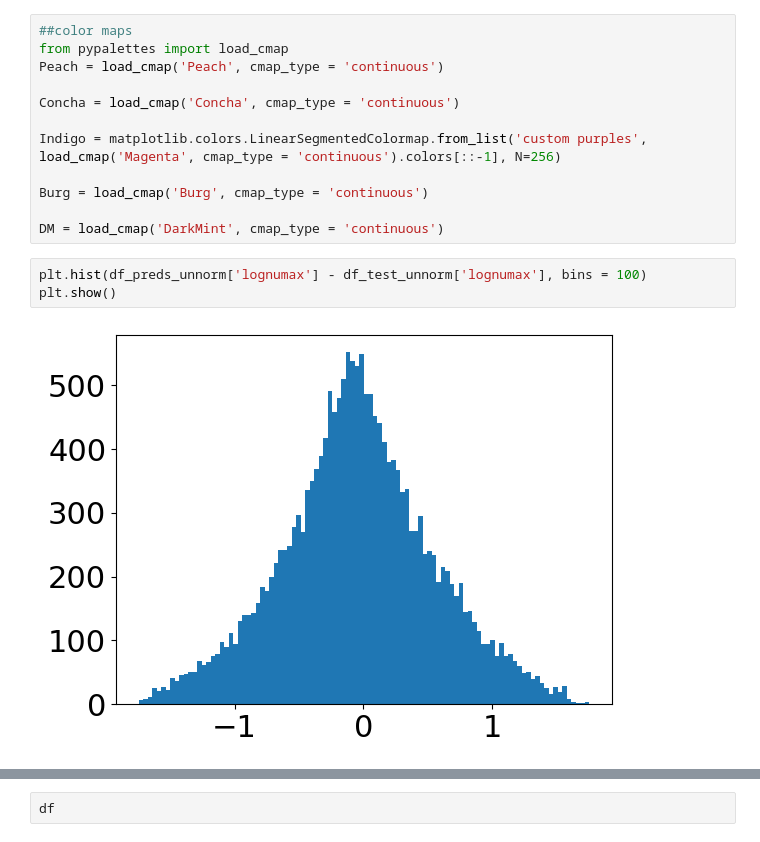
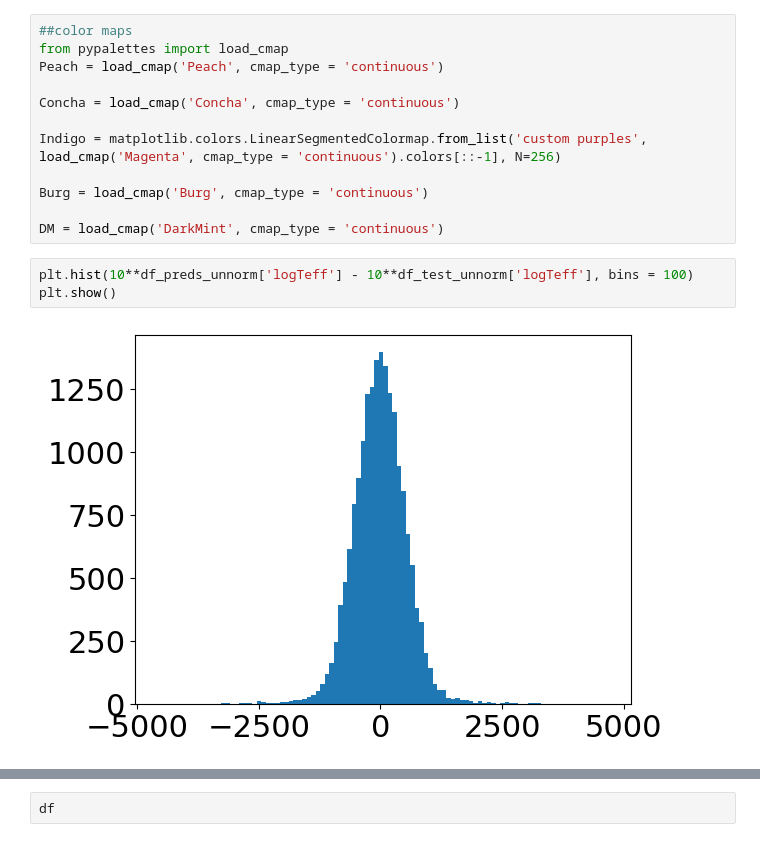
Before and after one commit to ehatt98/M4-hierarchical, a Jupyter notebook: notebooks/plots/hexbin-plot.ipynb, the cells around one changed output, grey strips where cells are left out. Drawn from its saved outputs; the diff is of its cells as text.

```diff
--- a/notebooks/plots/hexbin-plot.ipynb
+++ b/notebooks/plots/hexbin-plot.ipynb
@@ -163,10 +163,10 @@ Burg = load_cmap('Burg', cmap_type = 'continuous')
 
 DM = load_cmap('DarkMint', cmap_type = 'continuous')
 # %%
-plt.hist(df_preds_unnorm['lognumax'] - df_test_unnorm['lognumax'], bins = 100)
+plt.hist(10**df_preds_unnorm['logTeff'] - 10**df_test_unnorm['logTeff'], bins = 100)
 plt.show()
 # %% [output]
-[figure, old version]
+[figure, new version]
 # %%
 
 matplotlib.rcParams.update({'font.size': 22})
```
Also changed, not shown: parts of 4 cells of this notebook, 10 other files.
